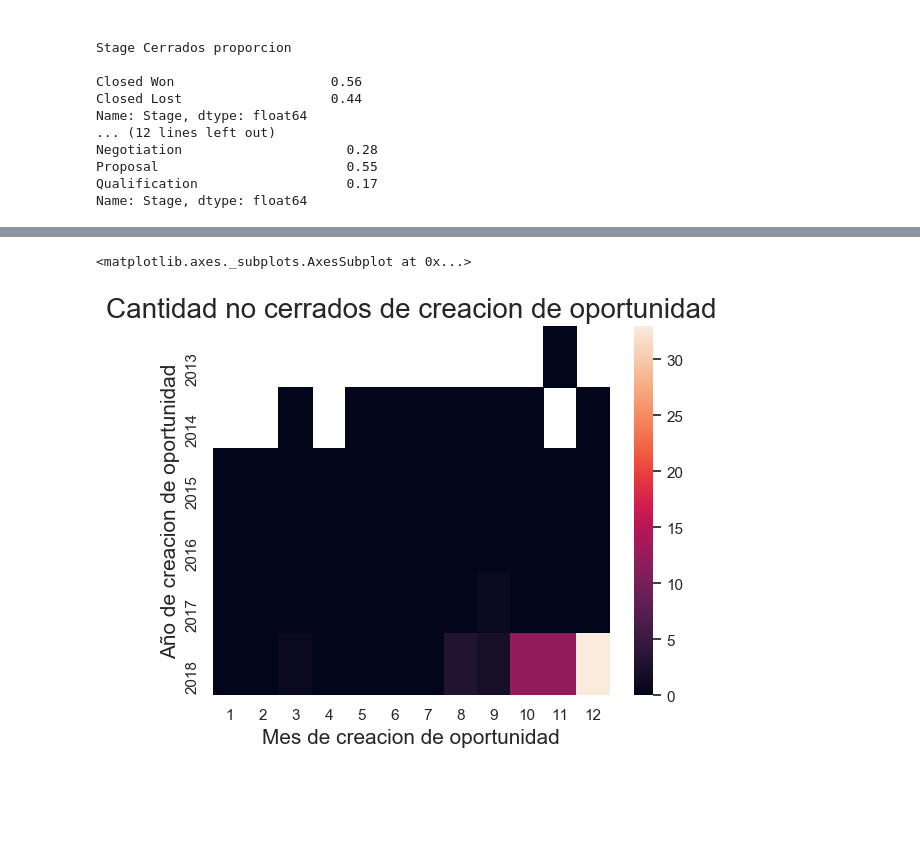
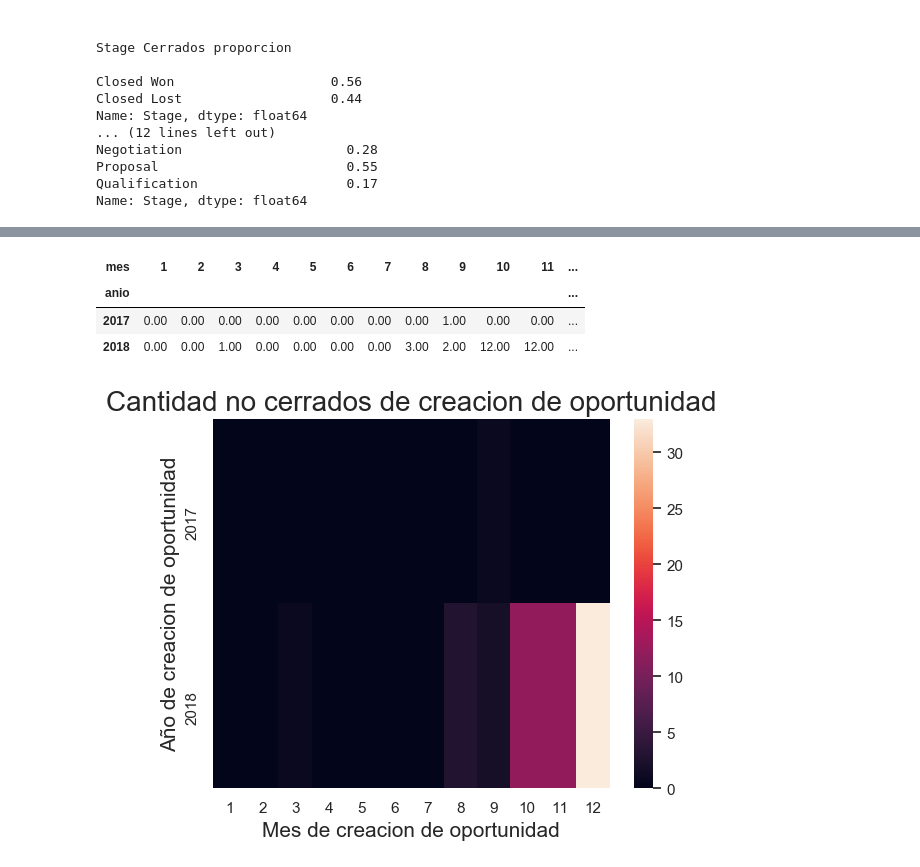
Before and after one commit to GIBelletti/TP1-datos, a Jupyter notebook: TP1.ipynb, the cells around one changed output, grey strips where cells are left out. Drawn from its saved outputs; the diff is of its cells as text; code cells hidden in the pictures; blank space fills up the shorter version.

```diff
--- a/TP1.ipynb
+++ b/TP1.ipynb
@@ -122,16 +103,3 @@ entrenamiento['Actual_Delivery_Date'].value_counts()
 # %% [output]
 NaT    16947
 Name: Actual_Delivery_Date, dtype: int64
-# %%
-def convertirATiempo(df,lista):
-    for columna in lista:
-        df[columna] = pd.to_datetime(entrenamiento[columna])
-    return df
-
-def establecerTipos(df):
-    listaDeColumnasFechas = ['Account_Created_Date','Opportunity_Created_Date','Last_Activity','Quote_Expiry_Date','Last_Modified_Date','Delivery_Year','Actual_Delivery_Date','Planned_Delivery_End_Date','Planned_Delivery_Start_Date']
-    df = convertirATiempo(df,listaDeColumnasFechas)
-    return df
-
-establecerTipos(entrenamiento)
-entrenamiento.info()
@@ -204,6 +211,3 @@ Negotiation                     0.28
 Proposal                        0.55
 Qualification                   0.17
 Name: Stage, dtype: float64
-# %%
-entrenamiento['Closed'] = entrenamiento['Stage'].replace({'Closed Won': 1, 'Closed Lost': 1, 'Negotiation':0,'Proposal':0,'Qualification':0})
-entrenamiento['Closed'].value_counts()
@@ -214,15 +219,26 @@ Name: Closed, dtype: int64
 # %%
-def cantidadDeTipoDeStagePorTiempo(df,tiempo,descripcion,tamaniosDeLetra=(15,20),cerrado=True):
+def cantidadDeTipoDeStagePorTiempo(df,tiempo,cerrado=True,noNulos=True):
     data = df[['Closed',tiempo]]
     data = data.dropna(how='any',axis=0)
     data['mes'] = data[tiempo].agg(lambda x: x.month)
     data['anio'] = data[tiempo].agg(lambda x: x.year)
+    if (not cerrado):
+        data['Closed'] = (data['Closed'] - 1) * (-1)
+    data = pd.pivot_table(data,index='anio',columns='mes',values='Closed', aggfunc='sum')
+    data = data.fillna(0.0)
+    if (noNulos):
+        data['totalAnio'] = 0
+        for col in data.columns:
+            data['totalAnio'] += data[col]
+        data = data[data['totalAnio'] > 0]
+        data = data.drop(['totalAnio'],axis=1)
+    return data
+
+def graficarTipoDeStagePorTiempo(data,descripcion,tamaniosDeLetra=(15,20),cerrado=True,anotaciones=False):
     afirmacion = ""
     if (not cerrado):
         afirmacion = " no"
-        data['Closed'] = (data['Closed'] - 1) * (-1)
-    data = pd.pivot_table(data,index='anio',columns='mes',values='Closed', aggfunc='sum')
-    grafico = sns.heatmap(data, annot=False)
+    grafico = sns.heatmap(data, annot=anotaciones)
     grafico.set_title("Cantidad" + afirmacion +" cerrados de " + descripcion, fontsize= tamaniosDeLetra[1])
     grafico.set_xlabel("Mes de " + descripcion, fontsize= tamaniosDeLetra[0])
     grafico.set_ylabel("Año de " + descripcion, fontsize= tamaniosDeLetra[0])
@@ -235,5 +260,10 @@ cantidadDeTipoDeStagePorTiempo(entrenamiento,'Opportunity_Created_Date',"creacio
 # %%
-cantidadDeTipoDeStagePorTiempo(entrenamiento,'Opportunity_Created_Date',"creacion de oportunidad",cerrado=False)
+data = cantidadDeTipoDeStagePorTiempo(entrenamiento,'Opportunity_Created_Date',cerrado=False)
+graficarTipoDeStagePorTiempo(data,"creacion de oportunidad",cerrado=False)
+data.head(10)
 # %% [output]
-<matplotlib.axes._subplots.AxesSubplot at 0x...>
+| mes | 1 | 2 | 3 | 4 | 5 | 6 | 7 | 8 | 9 | 10 | 11 | ... |
+| anio |  |  |  |  |  |  |  |  |  |  |  | ... |
+| 2017 | 0.00 | 0.00 | 0.00 | 0.00 | 0.00 | 0.00 | 0.00 | 0.00 | 1.00 | 0.00 | 0.00 | ... |
+| 2018 | 0.00 | 0.00 | 1.00 | 0.00 | 0.00 | 0.00 | 0.00 | 3.00 | 2.00 | 12.00 | 12.00 | ... |
-[figure, old version]
+[figure, new version]
```
Also changed, not shown: parts of 9 cells of this notebook.
